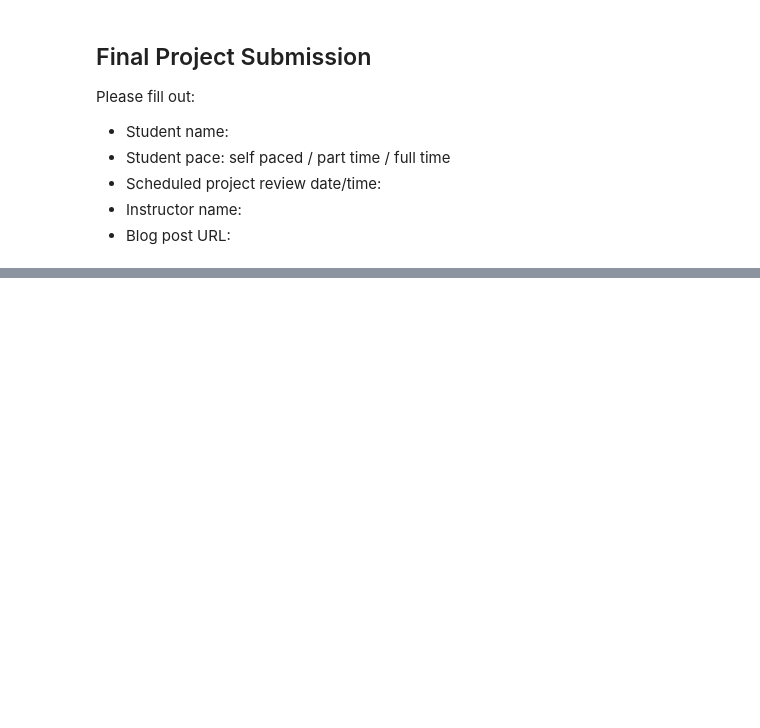
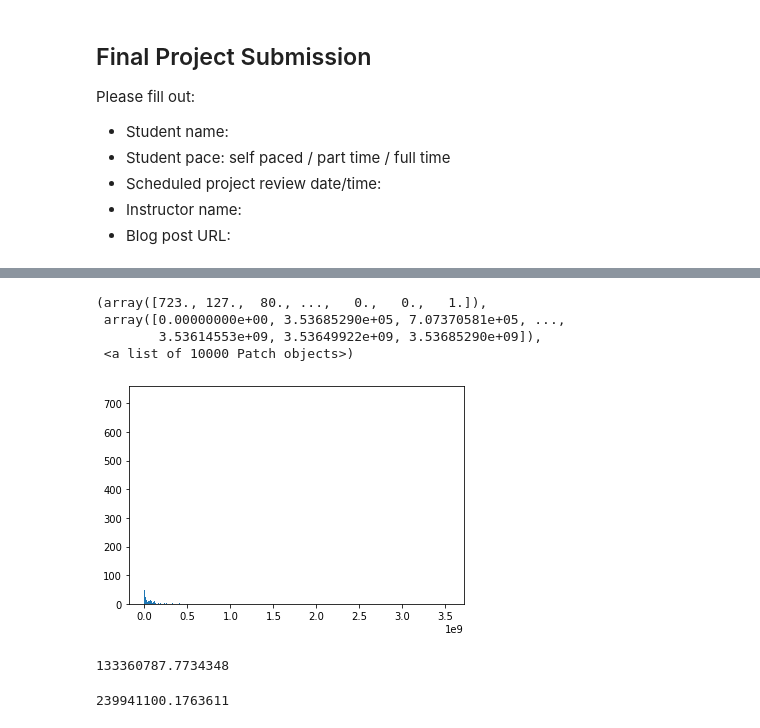
Before and after one commit to dapsavoie/dsc-mod-1-project-v2-1-online-ds-ft-120919, a Jupyter notebook: student.ipynb, the cells around one changed output, grey strips where cells are left out. Drawn from its saved outputs; the diff is of its cells as text; code cells hidden in the pictures; blank space fills up the shorter version.

```diff
--- a/student.ipynb
+++ b/student.ipynb
@@ -255,0 +560,15 @@ np.var(tn_movies_budgets['total_gross'])
+# %%
+plt.hist(x, bins=10000)
+# %% [output]
+(array([723., 127.,  80., ...,   0.,   0.,   1.]),
+ array([0.00000000e+00, 3.53685290e+05, 7.07370581e+05, ...,
+        3.53614553e+09, 3.53649922e+09, 3.53685290e+09]),
+ <a list of 10000 Patch objects>)
+[figure, added]
+# %%
+#There is clearly a need to normalize values
+mu = tn_movies_budgets['total_gross'].mean()
+sigma = tn_movies_budgets['total_gross'].std()
+# %% [output]
+133360787.7734348
+239941100.1763611
```
Also changed, not shown: parts of 42 cells of this notebook.
